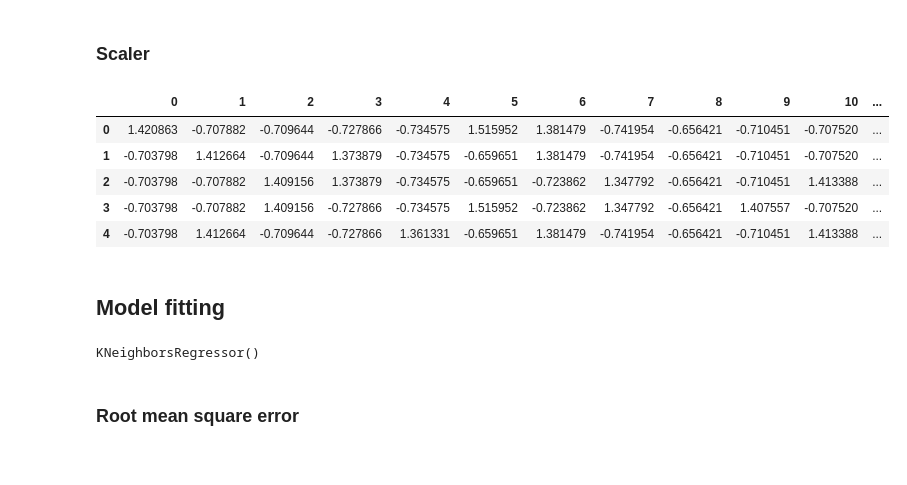
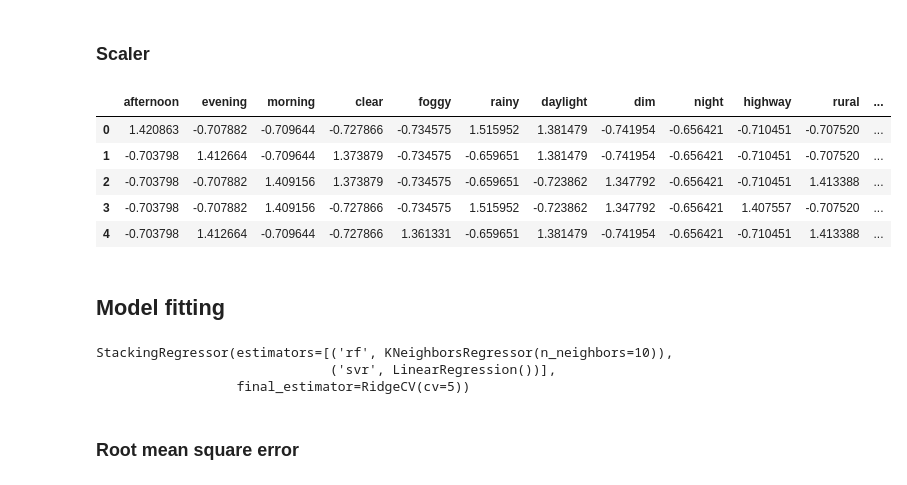
Before and after one commit to ReivaxD/MachineLearningProject, a Jupyter notebook: RoadAccidentRisk/RAR.ipynb, the cells around one changed output. Cells and saved outputs as stored; diff of their text form; code cells hidden in the pictures.

```diff
--- a/RoadAccidentRisk/RAR.ipynb
+++ b/RoadAccidentRisk/RAR.ipynb
@@ -232,16 +235,16 @@ True
 # %%
 #"""
 scaler = StandardScaler()
-scaler.fit(XTotal)
-XTotal = pd.DataFrame(scaler.transform(XTotal))
+#scaler.fit(XTotal)
+#XTotal = pd.DataFrame(scaler.transform(XTotal))
 
-for i in X_train.select_dtypes(include=np.number).columns.tolist():
-    X_train[i]=scaler.fit_transform(X_train[[i]])
+for i in XTotal.select_dtypes(include=np.number).columns.tolist():
+    XTotal[i]=scaler.fit_transform(XTotal[[i]])
 
 XTotal.head(5)
 #"""
 # %% [output]
-|  | 0 | 1 | 2 | 3 | 4 | 5 | 6 | 7 | 8 | 9 | 10 | ... |
+|  | afternoon | evening | morning | clear | foggy | rainy | daylight | dim | night | highway | rural | ... |
 | 0 | 1.420863 | -0.707882 | -0.709644 | -0.727866 | -0.734575 | 1.515952 | 1.381479 | -0.741954 | -0.656421 | -0.710451 | -0.707520 | ... |
 | 1 | -0.703798 | 1.412664 | -0.709644 | 1.373879 | -0.734575 | -0.659651 | 1.381479 | -0.741954 | -0.656421 | -0.710451 | -0.707520 | ... |
 | 2 | -0.703798 | -0.707882 | 1.409156 | 1.373879 | -0.734575 | -0.659651 | -0.723862 | 1.347792 | -0.656421 | -0.710451 | 1.413388 | ... |
@@ -249,11 +252,17 @@ XTotal.head(5)
 | 4 | -0.703798 | 1.412664 | -0.709644 | -0.727866 | 1.361331 | -0.659651 | 1.381479 | -0.741954 | -0.656421 | -0.710451 | 1.413388 | ... |
 # %% [markdown]
 ## Model fitting
-# %%
-model = KNeighborsRegressor()
-model.fit(XTotal, y_train)
-# %% [output]
-KNeighborsRegressor()
+# %%
+estimators = [
+    ("rf", KNeighborsRegressor(n_neighbors=10)),
+    ("svr", LinearRegression())
+]
+model = StackingRegressor(estimators=estimators, final_estimator=RidgeCV(cv=5))
+model.fit(XTotal, y_train)
+# %% [output]
+StackingRegressor(estimators=[('rf', KNeighborsRegressor(n_neighbors=10)),
+                              ('svr', LinearRegression())],
+                  final_estimator=RidgeCV(cv=5))
 # %% [markdown]
 ### Root mean square error
 # %%
```
Also changed, not shown: parts of 8 cells of this notebook, 2 other files.
